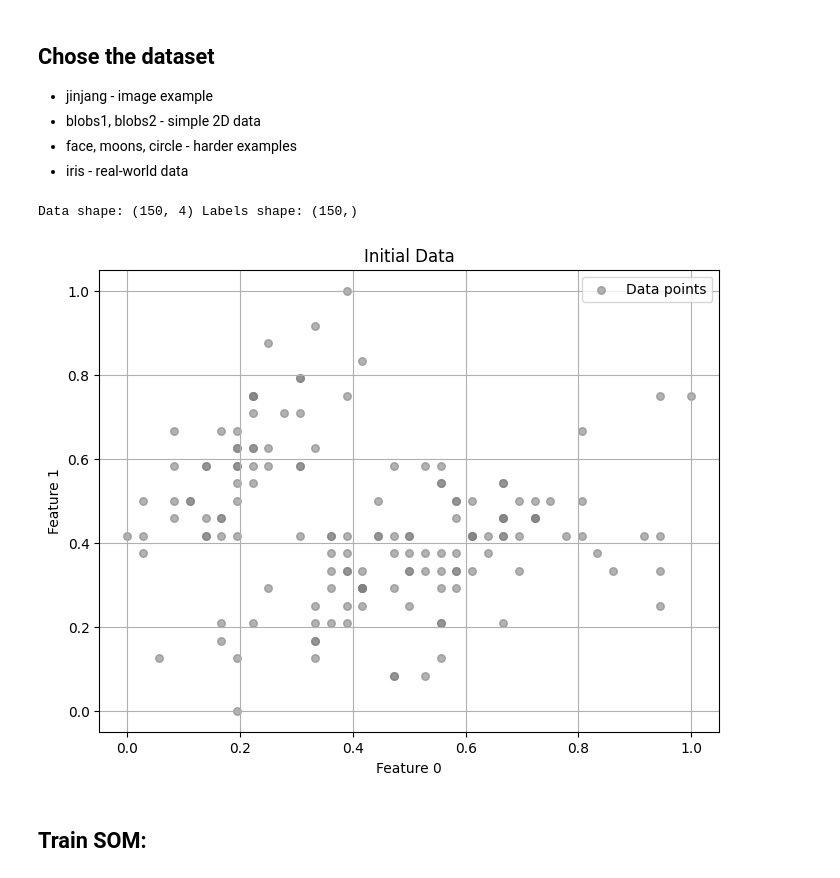
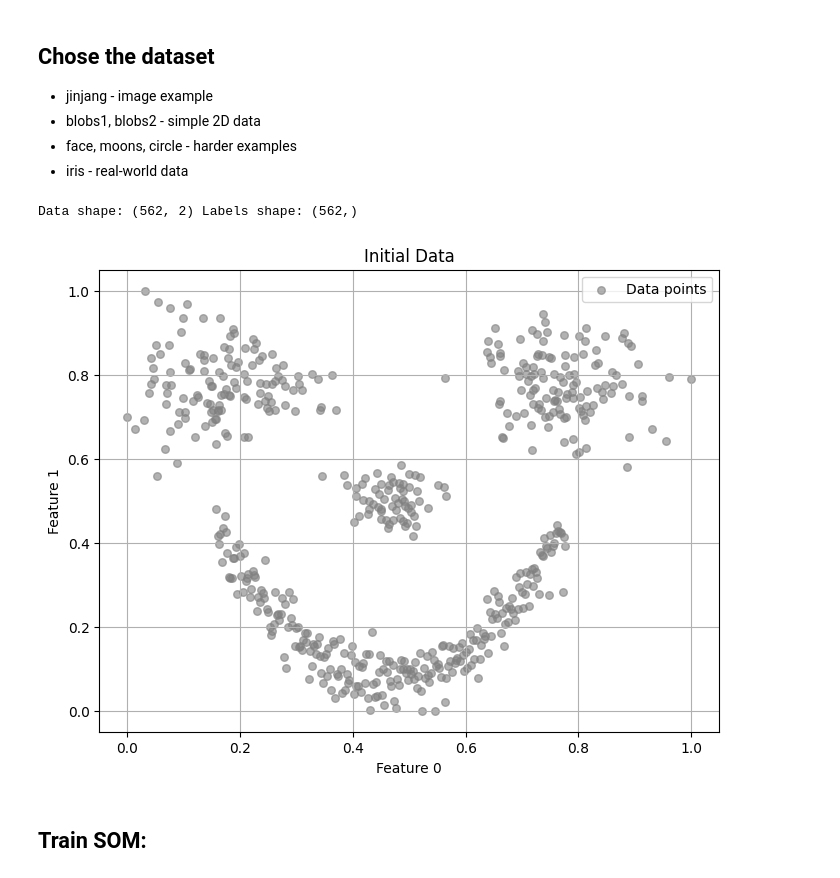
Before and after one commit to reitezuz/18NES1-2026, a Jupyter notebook: week11/SOM_clustering_LVQ.ipynb, the cells around one changed output. Saved outputs shown, nothing was run; the diff lists cells and outputs as text; code cells hidden in the pictures.

```diff
--- a/week11/SOM_clustering_LVQ.ipynb
+++ b/week11/SOM_clustering_LVQ.ipynb
@@ -128,7 +125,7 @@ plt.grid(True)
 - iris - real-world data
 # %%
 # Choose dataset
-dataset_choice = 'iris'  # options: 'blobs1', 'blobs2', 'face', 'moons', 'circles', 'iris', 'jinjang'
+dataset_choice = 'face'  # options: 'blobs1', 'blobs2', 'face', 'moons', 'circles', 'iris', 'jinjang'
 
 import numpy as np
 from sklearn.datasets import make_blobs, make_circles, make_moons, load_iris
@@ -156,35 +153,35 @@ def get_dataset(dataset_choice):
         data = iris.data
         labels = iris.target
         scaler = MinMaxScaler()
         data = scaler.fit_transform(data)
     elif dataset_choice == 'jinjang':
         data, labels = generate_jinjang()
         scaler = MinMaxScaler()
         data = scaler.fit_transform(data)
     else:
         raise ValueError("Unknown dataset choice.")
     return data, labels
 
 data, labels = get_dataset(dataset_choice)
 print(f'Data shape: {data.shape} Labels shape: {labels.shape}')
 
 
 
 # Choose dimensions to plot (in case of higher dimensional data)
 dims = (0, 1)
 
 import matplotlib.pyplot as plt
 plt.figure(figsize=(8,6))
 plt.scatter(data[:, dims[0]], data[:, dims[1]], c='gray', s=30, alpha=0.6, label='Data points')
 plt.xlabel(f'Feature {dims[0]}')
 plt.ylabel(f'Feature {dims[1]}')
 plt.title('Initial Data')
 plt.legend()
 plt.grid(True)
 plt.show()
 # %% [output]
-Data shape: (150, 4) Labels shape: (150,)
+Data shape: (562, 2) Labels shape: (562,)
-[figure, old version]
+[figure, new version]
 # %% [markdown]
 ## Train SOM:
 # %%
```
Also changed, not shown: parts of 10 cells of this notebook.
